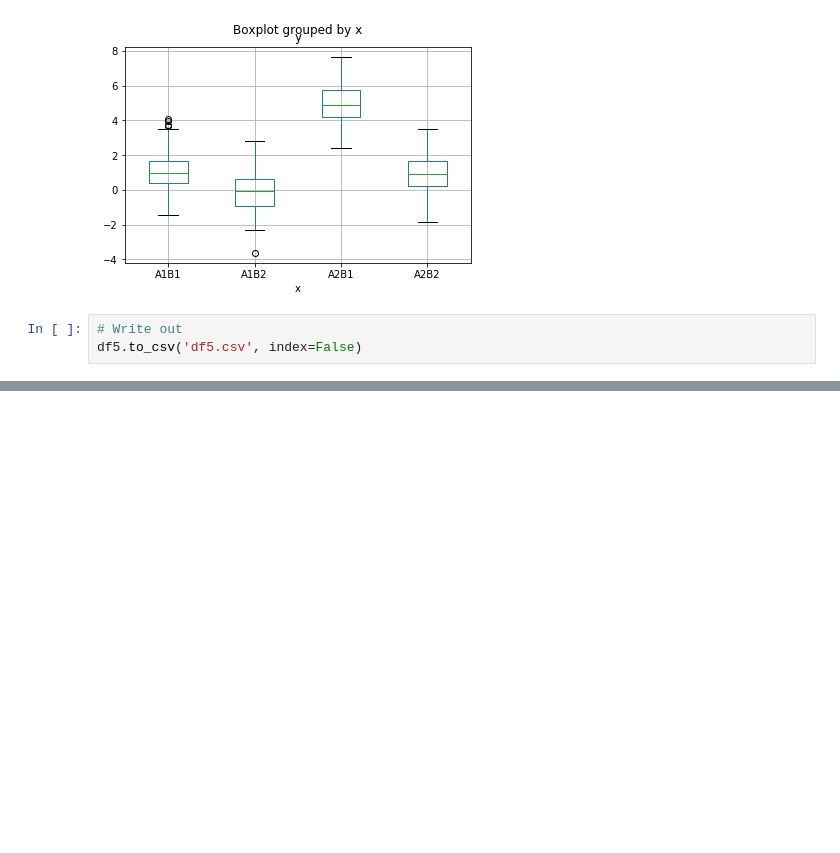
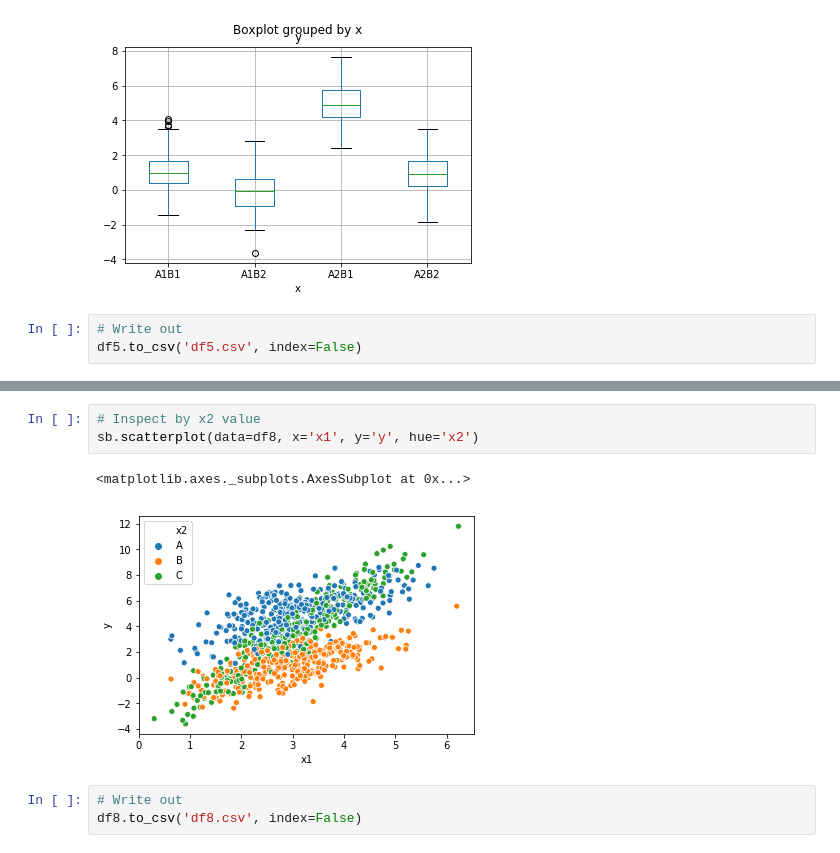
Before and after one commit to derek-damron/python_playground, a Jupyter notebook: modelling/data/generate_data.ipynb, the cells around one changed output, grey strips where cells are left out. Saved outputs shown, nothing was run; the diff lists cells and outputs as text; blank space fills up the shorter version.

```diff
--- a/modelling/data/generate_data.ipynb
+++ b/modelling/data/generate_data.ipynb
@@ -129,0 +247,9 @@ df5.to_csv('df5.csv', index=False)
+# %%
+# Inspect by x2 value
+sb.scatterplot(data=df8, x='x1', y='y', hue='x2')
+# %% [output]
+<matplotlib.axes._subplots.AxesSubplot at 0x...>
+[figure, added]
+# %%
+# Write out
+df8.to_csv('df8.csv', index=False)
```
Also changed, not shown: parts of 20 cells of this notebook, 3 other files.
